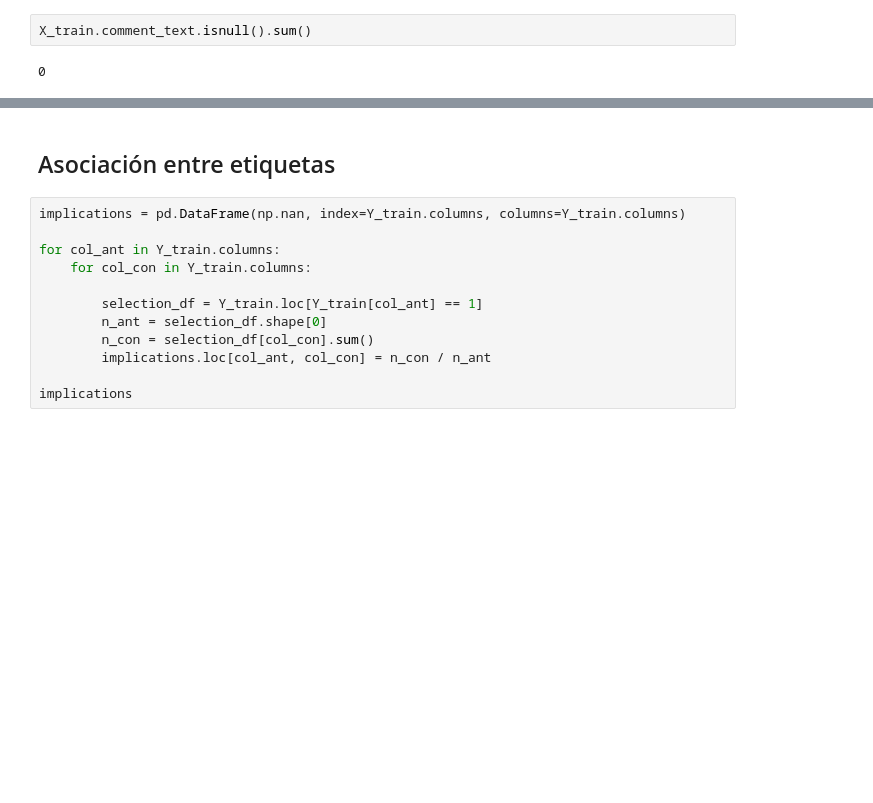
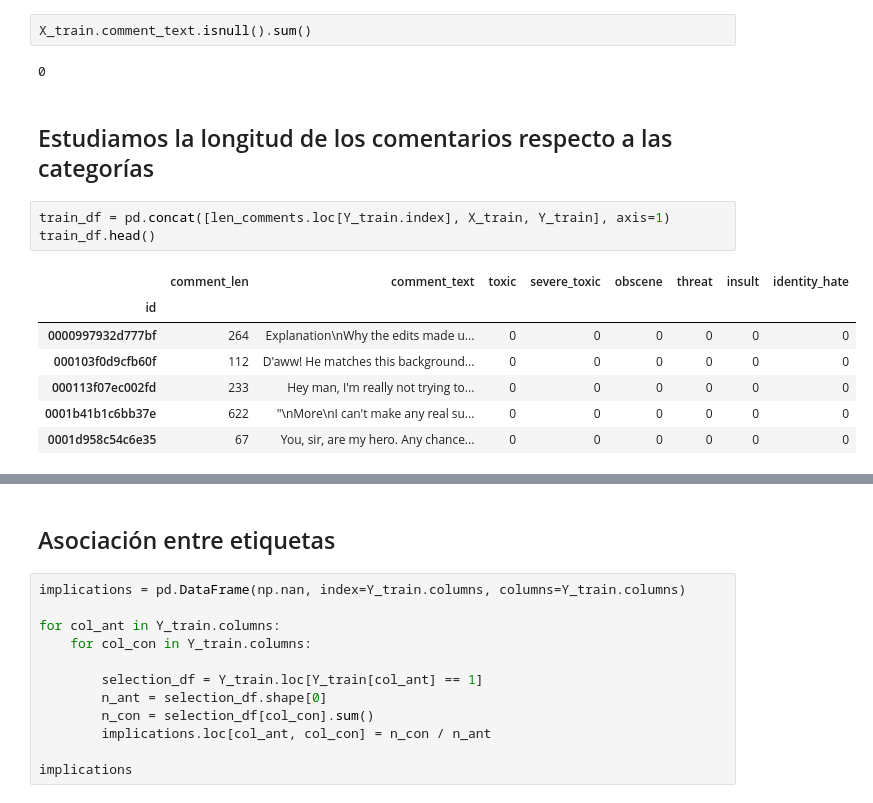
Before and after one commit to Guillermogsjc/kaggle-toxicity, a Jupyter notebook: 02W_EDA.ipynb, the cells around one changed output, grey strips where cells are left out. Cells and saved outputs as stored; diff of their text form; blank space fills up the shorter version.

```diff
--- a/02W_EDA.ipynb
+++ b/02W_EDA.ipynb
@@ -83,3 +87,16 @@ Name: comment_text, dtype: float64
 X_train.comment_text.isnull().sum()
 # %% [output]
 0
+# %% [markdown]
+## Estudiamos la longitud de los comentarios respecto a las categorías
+# %%
+train_df = pd.concat([len_comments.loc[Y_train.index], X_train, Y_train], axis=1)
+train_df.head()
+# %% [output]
+|  | comment_len | comment_text | toxic | severe_toxic | obscene | threat | insult | identity_hate |
+| id |  |  |  |  |  |  |  |  |
+| 0000997932d777bf | 264 | Explanation\nWhy the edits made u... | 0 | 0 | 0 | 0 | 0 | 0 |
+| 000103f0d9cfb60f | 112 | D'aww! He matches this background... | 0 | 0 | 0 | 0 | 0 | 0 |
+| 000113f07ec002fd | 233 | Hey man, I'm really not trying to... | 0 | 0 | 0 | 0 | 0 | 0 |
+| 0001b41b1c6bb37e | 622 | "\nMore\nI can't make any real su... | 0 | 0 | 0 | 0 | 0 | 0 |
+| 0001d958c54c6e35 | 67 | You, sir, are my hero. Any chance... | 0 | 0 | 0 | 0 | 0 | 0 |
```
Also changed, not shown: parts of 19 cells of this notebook, 5 other files.
